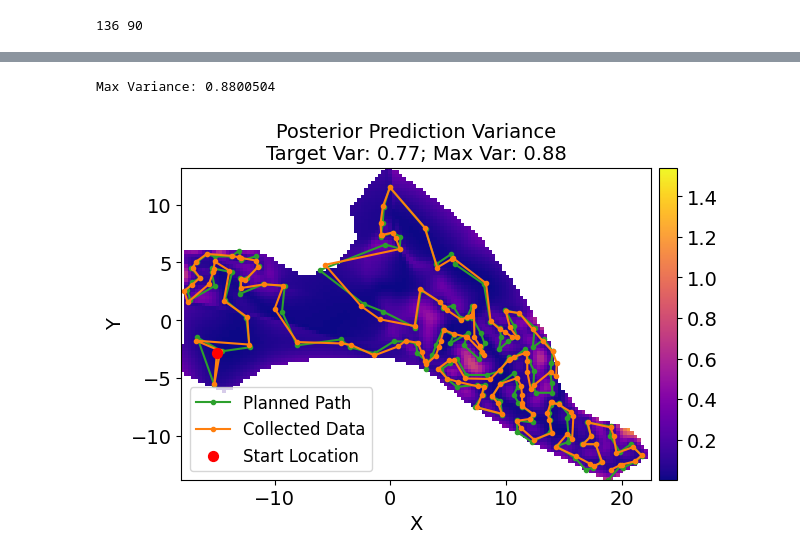
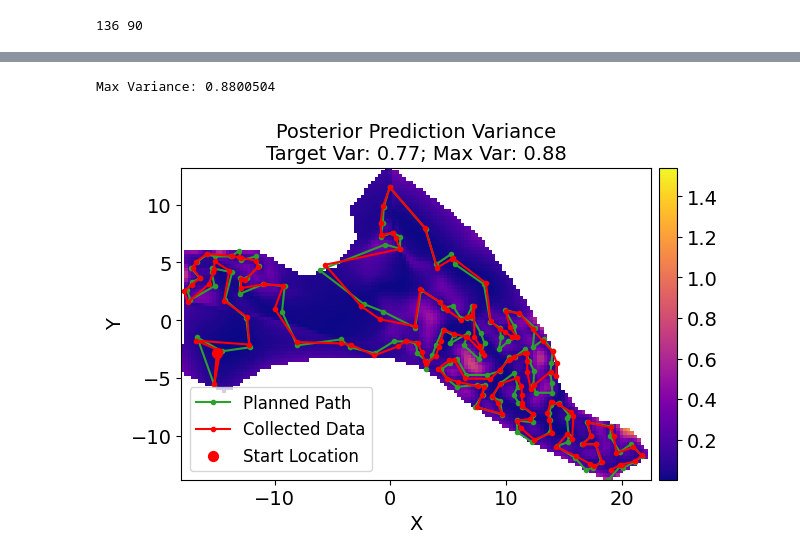
Before and after one commit to itskalvik/ros_sgp_tools, a Jupyter notebook: scripts/postprocess.ipynb, the cells around one changed output, grey strips where cells are left out. Drawn from its saved outputs; the diff is of its cells as text; code cells hidden in the pictures.

Commit message:
Update postprocess plot cmap

```diff
--- a/scripts/postprocess.ipynb
+++ b/scripts/postprocess.ipynb
@@ -257,32 +257,32 @@ var = var.numpy()
 var[outside_idx] = np.nan
 
 fig, ax = plt.subplots()
 
 im = ax.imshow(
     var.reshape(num_x, num_y).T,
     origin='lower',
     extent=extent,
     vmin=var_min,
     vmax=var_max,
     cmap='plasma'
 )
 ax.set_aspect('equal')
 
 divider = make_axes_locatable(ax)
 cax = divider.append_axes("right", size="4%", pad=0.08)  # thickness + spacing
 fig.colorbar(im, cax=cax)
 
 ax.plot(sol_path[:, 0], sol_path[:, 1], c='C2', marker='o', markersize=3, label='Planned Path')
-ax.plot(sol_X[:, 0], sol_X[:, 1], c='C1', marker='o', markersize=3, label='Collected Data')
+ax.plot(sol_X[:, 0], sol_X[:, 1], c='r', marker='o', markersize=3, label='Collected Data')
 ax.scatter(sol_path[0, 0], sol_path[0, 1], c='r', s=50, label='Start Location', zorder=10)
 
 ax.set_xlabel('X')
 ax.set_ylabel('Y')
 ax.legend(loc='lower left')
 ax.set_title(f'Posterior Prediction Variance\nTarget Var: {var_prior.numpy().max()*0.5:.2f}; Max Var: {var_post.numpy().max():.2f}')
 fig.savefig("global_post", bbox_inches="tight")
 
 plt.show()
 # %% [output]
 Max Variance: 0.8800504
-[figure, old version]
+[figure, new version]
```
Also changed, not shown: parts of 3 cells of this notebook.
